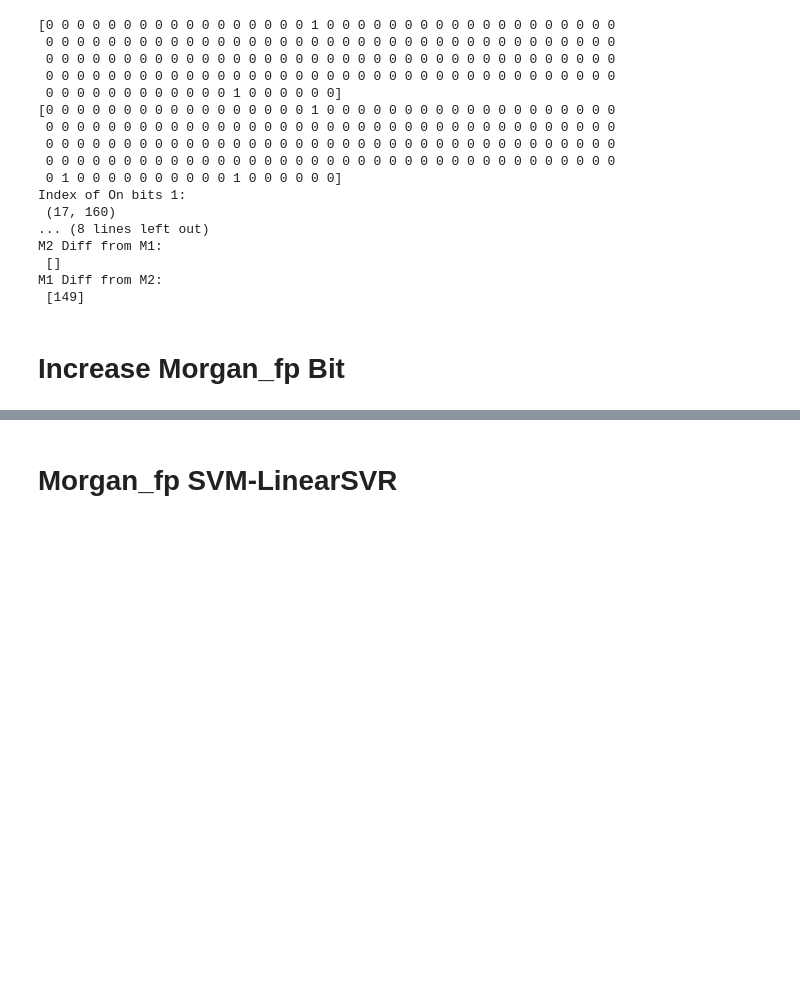
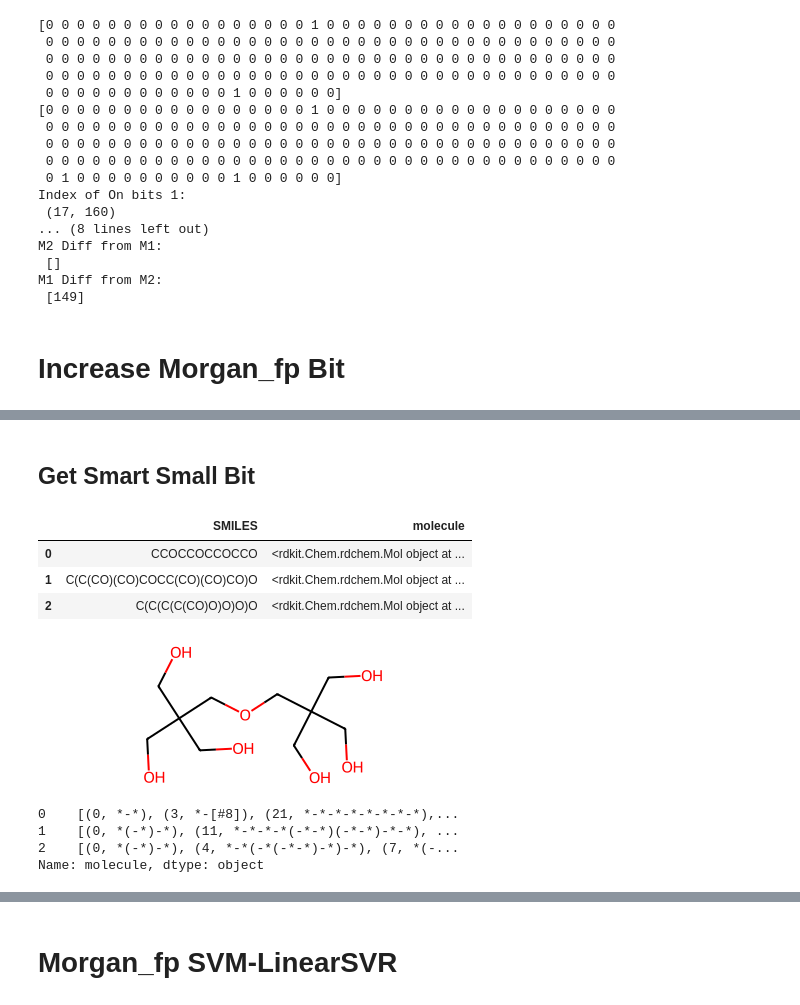
Before and after one commit to Sawahiko/SMILE_to_Feature, a Jupyter notebook: MainFile.ipynb, the cells around one changed output, grey strips where cells are left out. Saved outputs shown, nothing was run; the diff lists cells and outputs as text; code cells hidden in the pictures; blank space fills up the shorter version.

```diff
--- a/MainFile.ipynb
+++ b/MainFile.ipynb
@@ -353,0 +392,8 @@ for bit in bits:
+# %%
+bit = 2**6
+FPs = []
+infos = []
+for mol in mols:
+    info = {}
+    FPs.append(AllChem.GetMorganFingerprintAsBitVect(mol, 3, nBits=bit, bitInfo=info, useFeatures=True))
+np.logical_or.reduce(FP_test).sum()
@@ -354,6 +413,6 @@ for bit in bits:
 # %%
 # Looping
-bits = [2**1, 2**2, 2**3, 2**4, 2**5, 2**6]
+bits = [2**5, 2**6, 2**7, 2**8, 2**9, 2**10, 2**11, 2**12, 2**13]
 
 #32768    1 min
 #65536    1 min
@@ -420,0 +538,32 @@ fig1.savefig('Picture/my_figure.png', format='png')
+# %% [markdown]
+## Get Smart Small Bit
+# %%
+X_data= df[["SMILES"]][:3]
+X_data["molecule"] = X_data["SMILES"].apply(lambda x: Chem.MolFromSmiles(x))
+mols = []
+X_data
+# %% [output]
+|  | SMILES | molecule |
+| 0 | CCOCCOCCOCCO | <rdkit.Chem.rdchem.Mol object at ... |
+| 1 | C(C(CO)(CO)COCC(CO)(CO)CO)O | <rdkit.Chem.rdchem.Mol object at ... |
+| 2 | C(C(C(C(CO)O)O)O)O | <rdkit.Chem.rdchem.Mol object at ... |
+# %%
+#SMILES=np.array(X_data["SMILES"])
+x_data = X_data["SMILES"]
+SMILES=np.array(x_data)
+for SMILE in SMILES:
+    mol = Chem.MolFromSmiles(SMILE)
+    mols.append(mol)
+# %%
+mols[1]
+# %% [output]
+[figure, added]
+# %%
+nBits = 128
+test = X_data["molecule"].apply(lambda x: get_All_SMART_1_mol(x, nBits))
+test
+# %% [output]
+0    [(0, *-*), (3, *-[#8]), (21, *-*-*-*-*-*-*-*),...
+1    [(0, *(-*)-*), (11, *-*-*-*(-*-*)(-*-*)-*-*), ...
+2    [(0, *(-*)-*), (4, *-*(-*(-*-*)-*)-*), (7, *(-...
+Name: molecule, dtype: object
```
Also changed, not shown: parts of 24 cells of this notebook, 10 other files.
